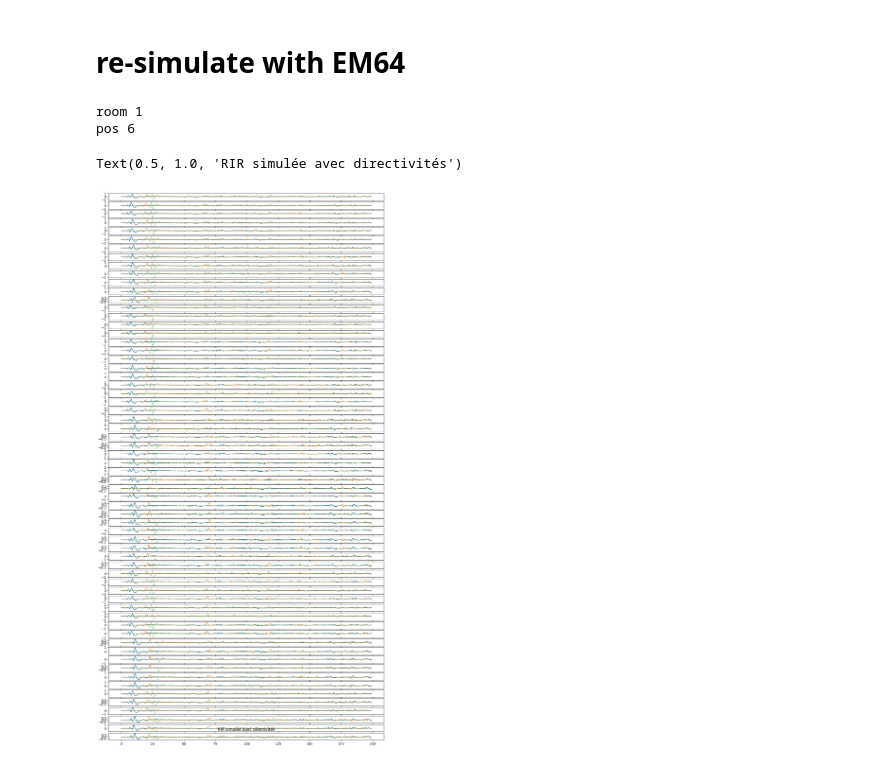
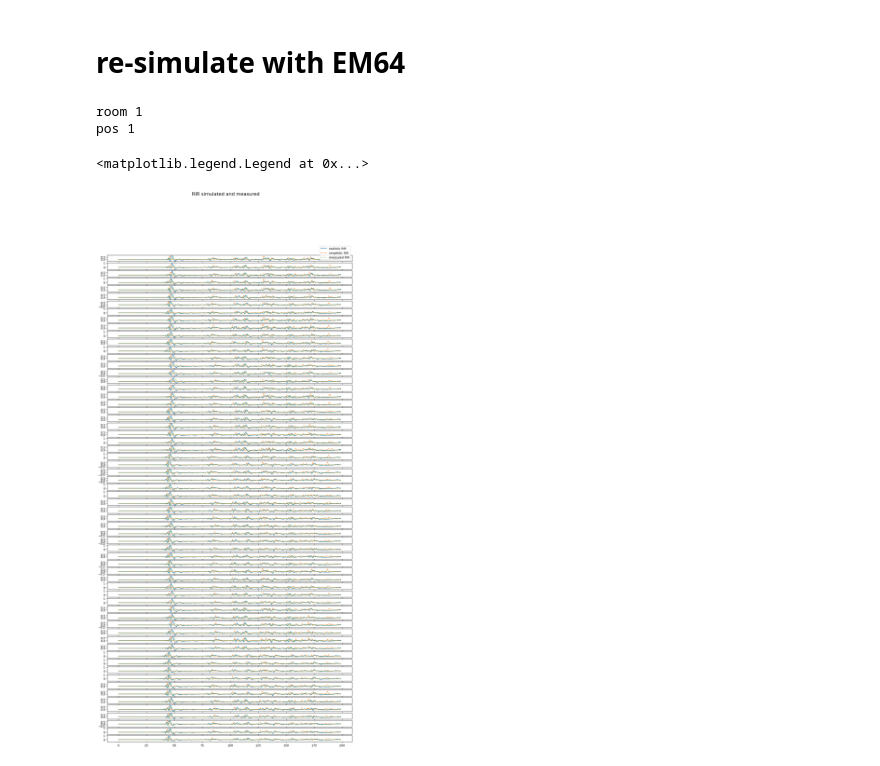
Before and after one commit to jdpascal/ARPEGE, a Jupyter notebook: arpege.ipynb, the cells around one changed output. Drawn from its saved outputs; the diff is of its cells as text; code cells hidden in the pictures.

Commit message:
good alignement measure/simulation, debug pyroom

```diff
--- a/arpege.ipynb
+++ b/arpege.ipynb
@@ -296,9 +303,10 @@ LibsndfileError: Error opening './RIR_CEREMA_01.2026/room1/pos1/RIR/EM32/room1_p
 # %%
 fig, ax = plt.subplots(32,1,figsize=(15, 30), constrained_layout=True)
+stop = 256
 for i in range(32):
-    ax[i].plot(room_data["real_rir"][i][:200], label="realistic RIR")
-    ax[i].plot(room_data["perfect_rir"][i][:200], label="simplistic RIR", linestyle="--")
-    ax[i].plot(room_data["measured_rir"][i][:200]/np.max(room_data["measured_rir"]), label="measured RIR", linestyle=":")
+    ax[i].plot(room_data["real_rir"][i][:stop], label="realistic RIR")
+    ax[i].plot(room_data["perfect_rir"][i][:stop], label="simplistic RIR", linestyle="--")
+    ax[i].plot(room_data["measured_rir"][i][:stop]/np.max(room_data["measured_rir"]), label="measured RIR", linestyle=":")
 fig.suptitle("RIR simulated and measured", fontsize=16)
 ax[0].legend()
 # %% [output]
@@ -345,9 +366,12 @@ positions_per_room = 1
 distance_src_mics = 1
 dist_mur = 1
 max_order_ism = 20
-delay = 81
 limit = 1024
-crop_start = 85
+crop_sinc = 40                                      #### pyroom use sinc filters of size 81 samples, so we have to crop the first 40 samples
+crop_distance = int(1.0 / 343 * fs)                 #### distance where we know there is not a lot of information between source and mic
+crop_start = crop_sinc + crop_distance              #### in the training dataset we always crop the first samples because we know the source is at least 1m50 to the mic array
+delay_realism = int(0.00425 * fs)                   #### this delay is added because of the source and mic directivity filters, the delay hardcoded for the genelec 8020 and em32 to align realistic and simplistic RIRs
+delay_measurement = crop_distance + int((0.0030625) * fs)
 count = 1
 
 
@@ -403,10 +427,10 @@ for room in range(1,num_room+1):
             room_dim,
             fs=fs,
             max_order=max_order_ism,
-            materials=full_materials,
-            air_absorption=True,
+            # materials=full_materials,
+            # air_absorption=True,
             ray_tracing=False,
-            min_phase=True,
+            # min_phase=True,
         )
 
         # Add source and microphone
@@ -424,10 +448,10 @@ for room in range(1,num_room+1):
             room_dim,
             fs=fs,
             max_order=max_order_ism,
-            materials=full_materials,
-            air_absorption=True,
+            # materials=full_materials,
+            # air_absorption=True,
             ray_tracing=False,
-            min_phase=True,
+            # min_phase=True,
         )
 
         # Add source and microphone omnidirectionnal
@@ -464,7 +488,7 @@ for room in range(1,num_room+1):
         test_real = test_real.reshape(64, max_real)
 
         # Normalize the RIR and put in the dictionnary
-        test_real = test_real[ : , crop_start + delay : crop_start + limit + delay] / np.max(test_real[ : , crop_start + delay : crop_start + limit + delay]).reshape(-1,1)
+        test_real = test_real[ : , crop_start + delay_realism : crop_start + limit + delay_realism] / np.max(test_real[ : , crop_start + delay_realism : crop_start + limit + delay_realism]).reshape(-1,1)
         test_perfect = test_perfect[ : , crop_start : crop_start + limit ] / np.max(test_perfect[ : , crop_start : crop_start + limit ]).reshape(-1,1)
 
 
@@ -506,7 +530,7 @@ for room in range(1,num_room+1):
 
         room_data = {
             "real_rir": test_real.tolist(),
-            "measured_rir": audio_downsampled[:,95: 95 + limit].tolist(),
+            "measured_rir": (-audio_downsampled[:, delay_measurement : delay_measurement + limit]).tolist(),
             "perfect_rir": test_perfect.tolist(),
             "max_order_ism": max_order_ism,
             "geometry": {
@@ -519,21 +543,21 @@ for room in range(1,num_room+1):
             'ground_truth' : list_src.tolist(),
             'order' : list_ordre.tolist(),
             }
-        output_file_path = f"./dataset_measurement_cerema/room_0_{count}.json.gz"
+        output_file_path = f"./dataset_measurement_em64/room_{room}_{pos}.json.gz"
         with gzip.open(output_file_path, "wt", encoding="utf-8") as f:
             json.dump(room_data, f)
         count += 1
 # %% [output]
 room 1
-pos 6
+pos 1
 # %%
-fig, ax = plt.subplots(64,1,figsize=(15, 30), constrained_layout=True)
+fig, ax = plt.subplots(64,1,figsize=(15, 30))
 for i in range(64):
     ax[i].plot(room_data["real_rir"][i][:200], label="realistic RIR")
     ax[i].plot(room_data["perfect_rir"][i][:200], label="simplistic RIR", linestyle="--")
     ax[i].plot(room_data["measured_rir"][i][:200]/np.max(room_data["measured_rir"]), label="measured RIR", linestyle=":")
 fig.suptitle("RIR simulated and measured", fontsize=16)
 ax[0].legend()
 # %% [output]
-Text(0.5, 1.0, 'RIR simulée avec directivités')
+<matplotlib.legend.Legend at 0x...>
-[figure, old version]
+[figure, new version]
```
Also changed, not shown: parts of 8 cells of this notebook, 4 other files.
